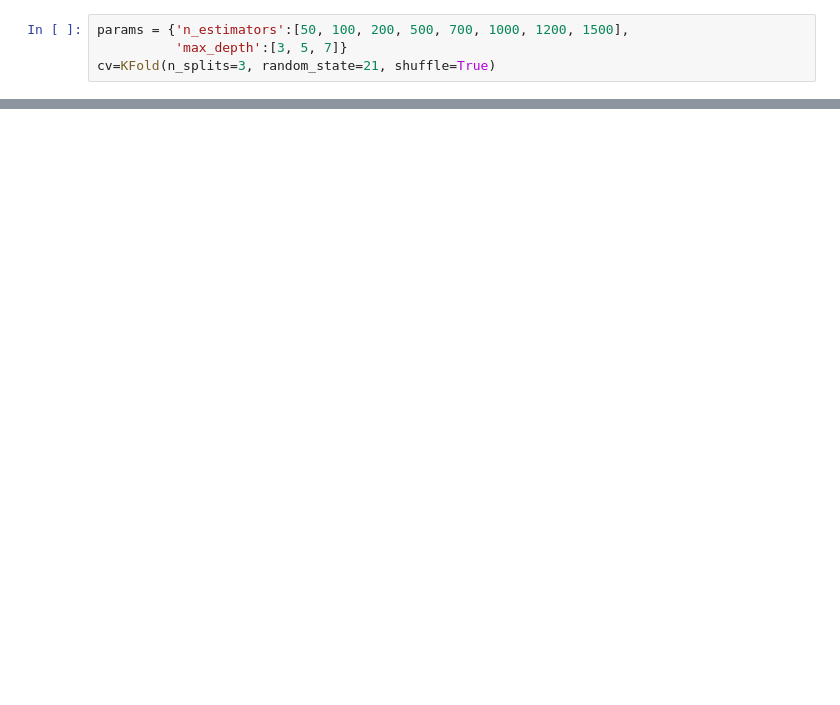
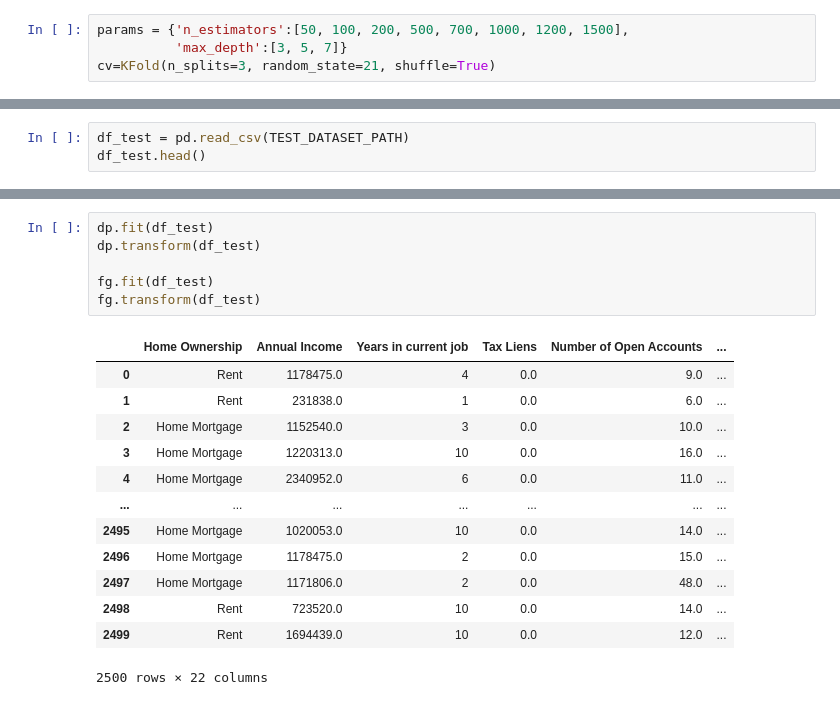
Before and after one commit to heeylaley/pythlib, a Jupyter notebook: II/ETychina_solution.ipynb, the cells around one changed output, grey strips where cells are left out. Drawn from its saved outputs; the diff is of its cells as text; blank space fills up the shorter version.

```diff
--- a/II/ETychina_solution.ipynb
+++ b/II/ETychina_solution.ipynb
@@ -655,0 +728,3 @@ with open(MODEL_FILE_PATH, 'wb') as file:
+# %%
+df_test = pd.read_csv(TEST_DATASET_PATH)
+df_test.head()
@@ -655,0 +738,20 @@ with open(MODEL_FILE_PATH, 'wb') as file:
+# %%
+dp.fit(df_test)
+dp.transform(df_test)
+
+fg.fit(df_test)
+fg.transform(df_test)
+# %% [output]
+|  | Home Ownership | Annual Income | Years in current job | Tax Liens | Number of Open Accounts | ... |
+| 0 | Rent | 1178475.0 | 4 | 0.0 | 9.0 | ... |
+| 1 | Rent | 231838.0 | 1 | 0.0 | 6.0 | ... |
+| 2 | Home Mortgage | 1152540.0 | 3 | 0.0 | 10.0 | ... |
+| 3 | Home Mortgage | 1220313.0 | 10 | 0.0 | 16.0 | ... |
+| 4 | Home Mortgage | 2340952.0 | 6 | 0.0 | 11.0 | ... |
+| ... | ... | ... | ... | ... | ... | ... |
+| 2495 | Home Mortgage | 1020053.0 | 10 | 0.0 | 14.0 | ... |
+| 2496 | Home Mortgage | 1178475.0 | 2 | 0.0 | 15.0 | ... |
+| 2497 | Home Mortgage | 1171806.0 | 2 | 0.0 | 48.0 | ... |
+| 2498 | Rent | 723520.0 | 10 | 0.0 | 14.0 | ... |
+| 2499 | Rent | 1694439.0 | 10 | 0.0 | 12.0 | ... |
+2500 rows × 22 columns
```
Also changed, not shown: parts of 48 cells of this notebook, 5 other files.
